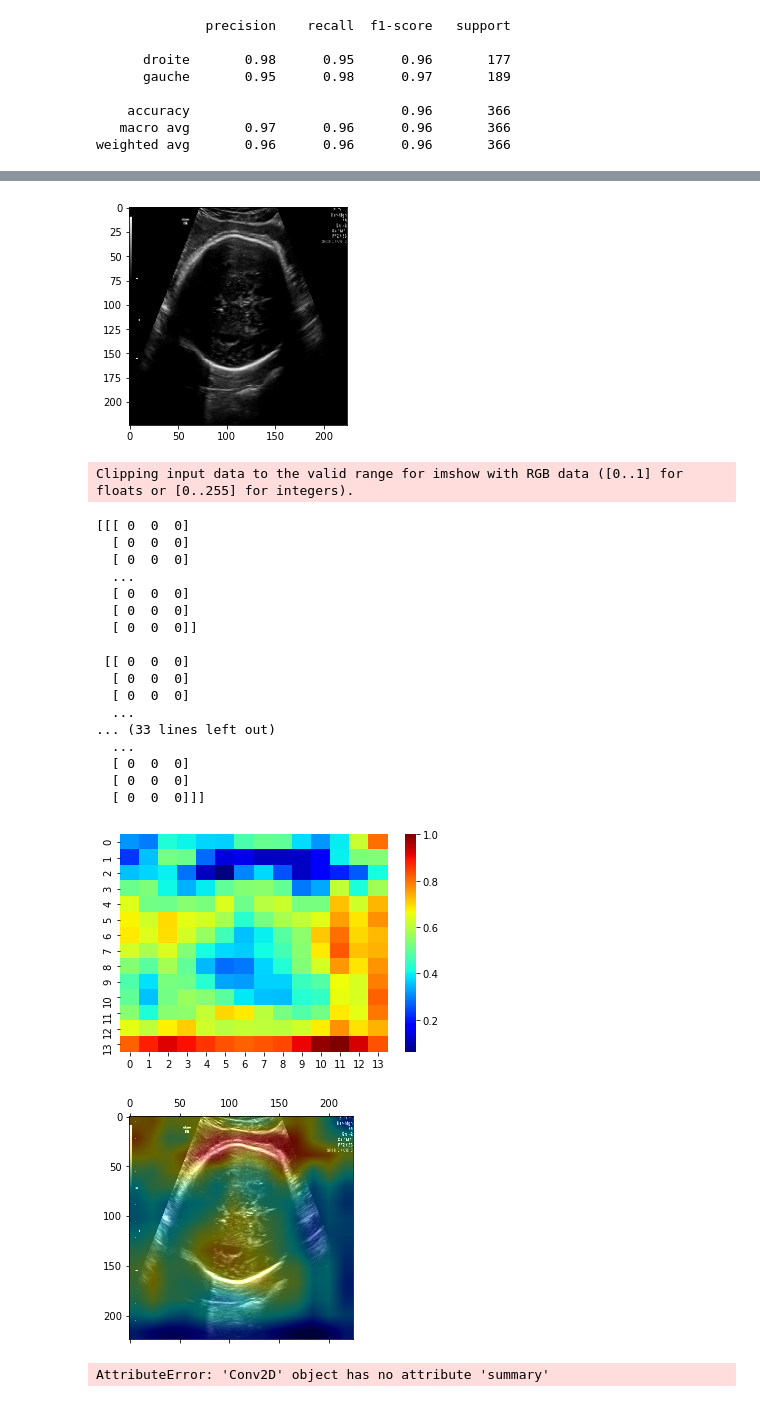
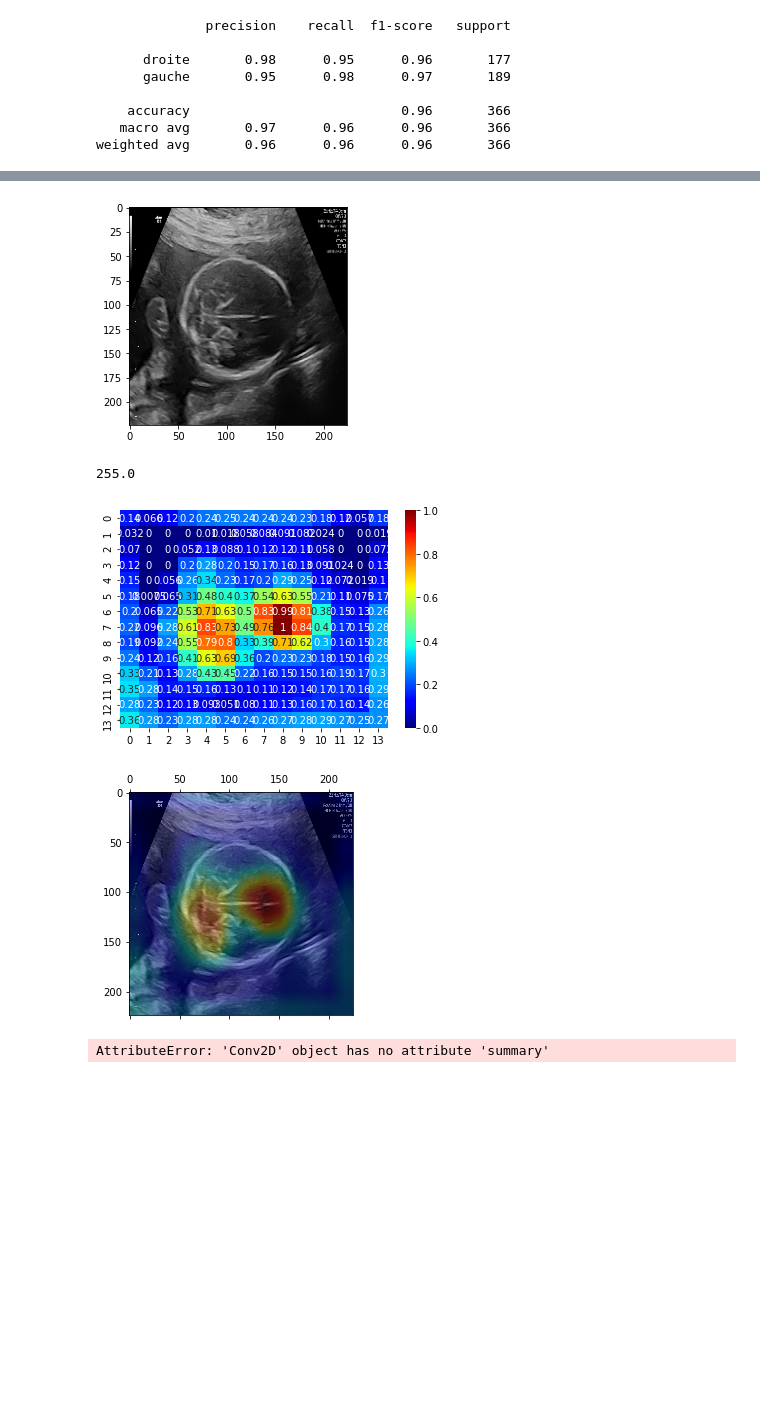
Before and after one commit to Hyperyop/PSC, a Jupyter notebook: Transfer_learning_algorithm2.ipynb, the cells around one changed output, grey strips where cells are left out. Drawn from its saved outputs; the diff is of its cells as text; code cells hidden in the pictures; blank space fills up the shorter version.

```diff
--- a/Transfer_learning_algorithm2.ipynb
+++ b/Transfer_learning_algorithm2.ipynb
@@ -325,8 +359,10 @@ def show_superimposed_image(img_path, heatmap):
     img=cv2.resize(img,(224,224))
     heatmap = cv2.resize(heatmap, (img.shape[1], img.shape[0]))
     heatmap = np.uint8(255 * heatmap)
+    heatmap=255-heatmap
     heatmap = cv2.applyColorMap(heatmap, cv2.COLORMAP_JET)
-    superimposed_img = heatmap * 0.4 + img
+    superimposed_img = heatmap * 0.3 + img * 0.7
+    print(np.max(superimposed_img))
     return superimposed_img
 
 
@@ -386,36 +422,19 @@ def process_image(img_path, idx=0):
     heatmap = np.maximum(heatmap, 0)
     heatmap /= np.max(heatmap)
 
-    sns.heatmap(heatmap,cmap='jet')
+    sns.heatmap(heatmap,cmap="jet",annot=True)
 
     A=show_superimposed_image(img_path, heatmap)
     A/=255
     plt.matshow(A)
     plt.show()
 # %%
-process_image("orientation/test/droite/2925.png")
+process_image("orientation/test/droite/1993.png")
 # %% [output]
-[figure, old version]
+[figure, new version]
-Clipping input data to the valid range for imshow with RGB data ([0..1] for floats or [0..255] for integers).
+255.0
-[[[ 0  0  0]
-  [ 0  0  0]
-  [ 0  0  0]
-  ...
-  [ 0  0  0]
-  [ 0  0  0]
-  [ 0  0  0]]
-
- [[ 0  0  0]
-  [ 0  0  0]
-  [ 0  0  0]
-  ...
-... (33 lines left out)
-  ...
-  [ 0  0  0]
-  [ 0  0  0]
-  [ 0  0  0]]]
-[figure, old version]
+[figure, new version]
-[figure, old version]
+[figure, new version]
 # %%
 last_layer=model.get_layer('vgg19').get_layer("block5_conv4")
 # %%
```
Also changed, not shown: parts of 6 cells of this notebook.
